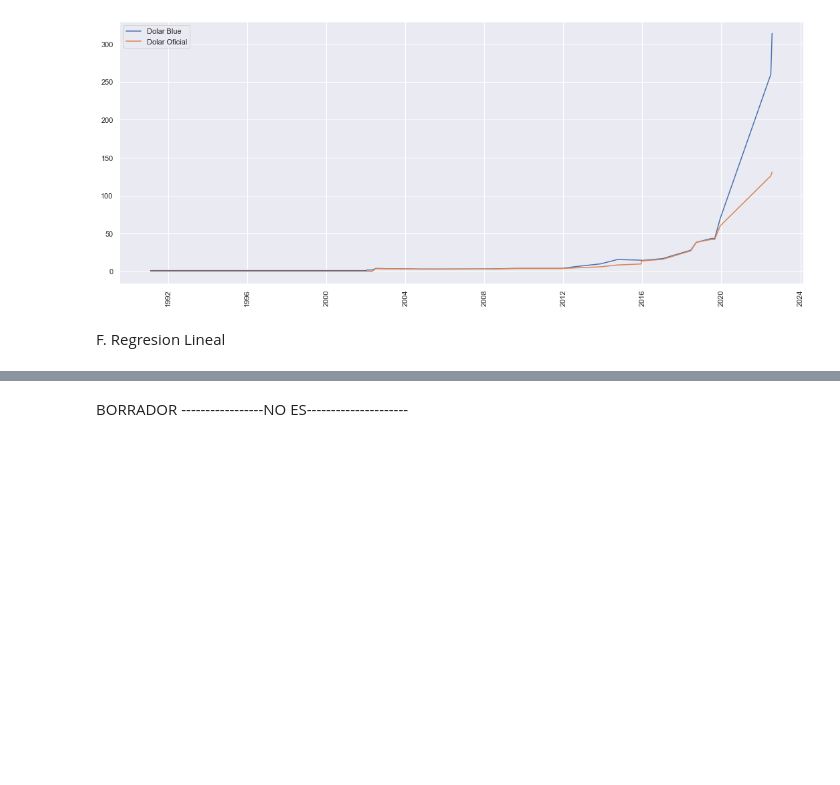
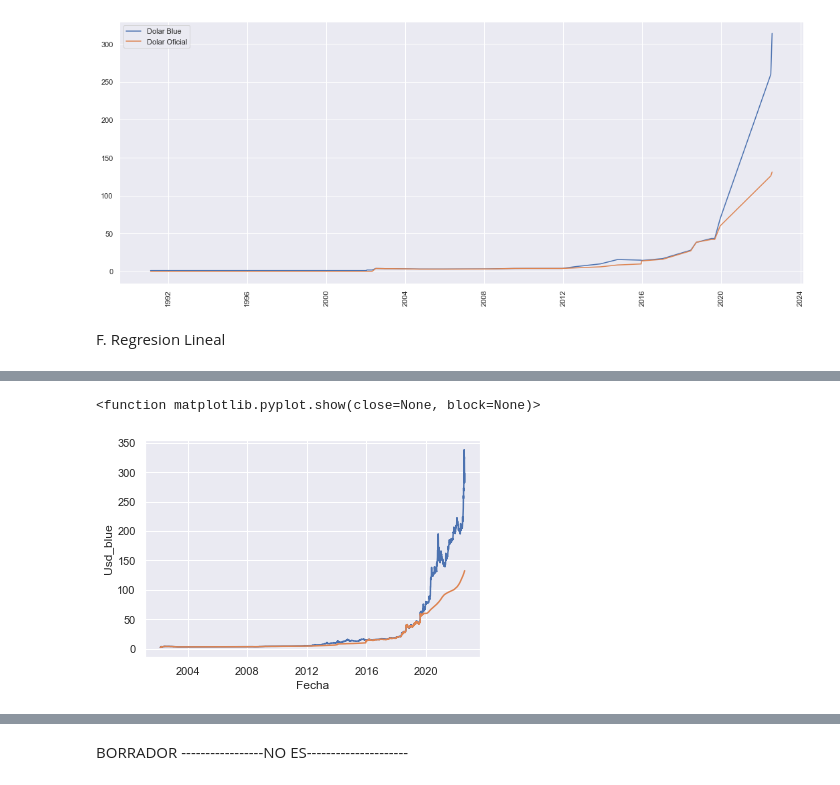
Before and after one commit to jeanApi/Proyecto_DolarBlue-DolarOficial, a Jupyter notebook: PI.ipynb, the cells around one changed output, grey strips where cells are left out. Drawn from its saved outputs; the diff is of its cells as text; code cells hidden in the pictures; blank space fills up the shorter version.

```diff
--- a/PI.ipynb
+++ b/PI.ipynb
@@ -462,0 +465,7 @@ F. Regresion Lineal
+# %%
+datos=dic['df_1'].merge(dic['df_2'],how= 'left', on = 'd')
+# %%
+datos=datos.dropna()
+datos.rename(columns={'d':'Fecha','v_x':'Usd_blue','v_y':'Usd_oficial'},inplace=True)
+datos.Fecha=pd.to_datetime(datos.Fecha,format='%Y-%m-%d')
+datos.info()
@@ -462,0 +483,3 @@ F. Regresion Lineal
+# %%
+datos.reset_index(inplace=True,drop=True)
+datos
@@ -462,0 +500,12 @@ F. Regresion Lineal
+# %%
+fig = plt.figure()
+ax = plt.axes()
+
+ax.plot(datos.Fecha,datos.Usd_blue)
+ax.plot(datos.Fecha,datos.Usd_oficial)
+ax.set(xlabel='Fecha', ylabel='Usd_blue')
+
+plt.show
+# %% [output]
+<function matplotlib.pyplot.show(close=None, block=None)>
+[figure, added]
```
Also changed, not shown: parts of 23 cells of this notebook.
